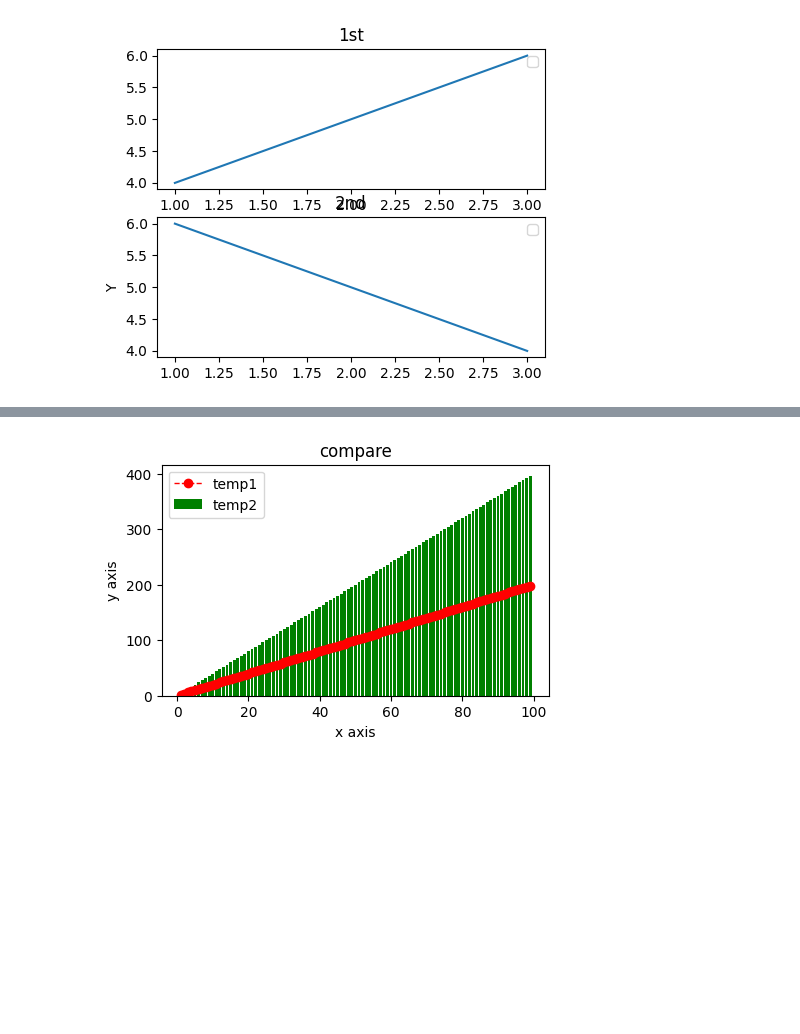
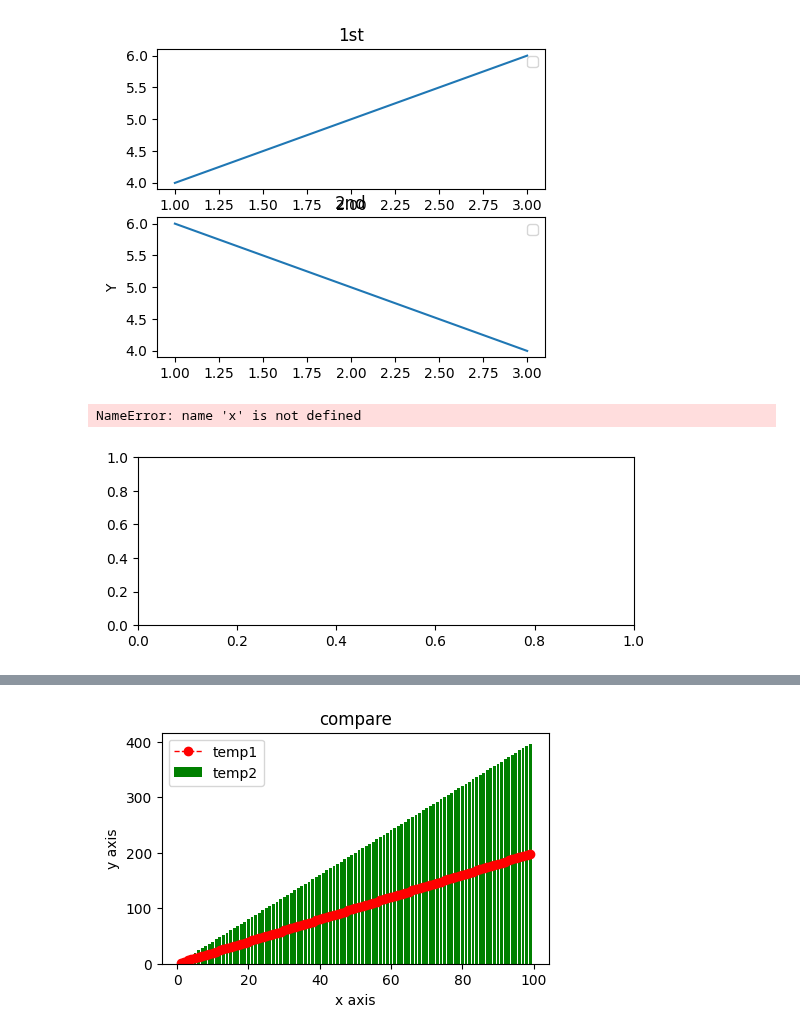
Before and after one commit to miji-lee-kr/titanic_practice, a Jupyter notebook: titanic.ipynb, the cells around one changed output, grey strips where cells are left out. Drawn from its saved outputs; the diff is of its cells as text; code cells hidden in the pictures; blank space fills up the shorter version.

```diff
--- a/titanic.ipynb
+++ b/titanic.ipynb
@@ -976,11 +976,14 @@ No artists with labels found to put in legend.  Note that artists whose label st
 # %%
 # 만약 plt.subplot()을 쓴다면:
 
 plt.subplot(2,1,1)    # plt.plot과 마찬가지로 그린 김에 figure 까지 그냥 만들어줌. 위치 확인용
 plt.plot(x,y1)        # 그래도 plot 위에 그리긴 해야함
 
-plt.subplit(2,1,2)
+plt.subplot(2,1,2)
 plt.plot(x,y2)
+# %% [output]
+NameError: name 'x' is not defined
+[figure, added]
 # %%
 # 한 axes 위에 여러 그래프 배치할 때
 
```
Also changed, not shown: parts of 15 cells of this notebook.
